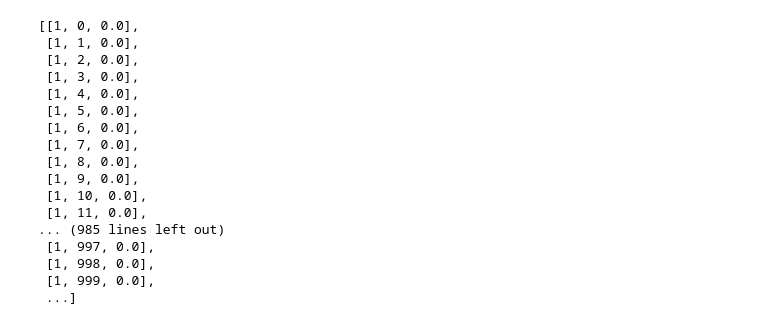
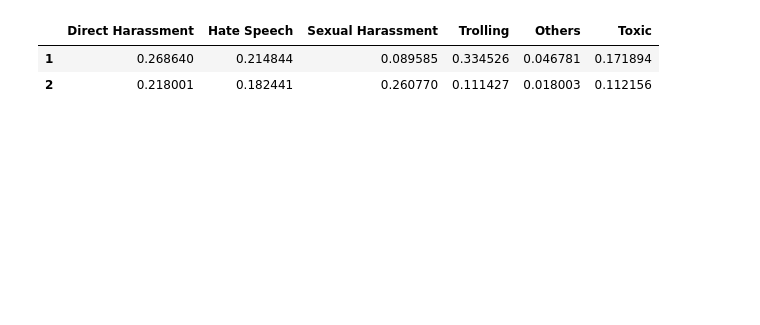
Before and after one commit to feebeef/Twitch-Chat-Log-Toxicity-Analysis, a Jupyter notebook: testing.ipynb, the cells around one changed output. Cells and saved outputs as stored; diff of their text form; code cells hidden in the pictures; blank space fills up the shorter version.

```diff
--- a/testing.ipynb
+++ b/testing.ipynb
@@ -37,28 +37,30 @@ class BatchMerger:
                  for file in files ]
         for df in dfs:
             df[self.labels] = df[self.labels].astype(float)
-            df = df.drop(df.columns.difference(['Direct Harassment','Hate Speech', 'Sexual Harassment', 'Trolling', 'Others', 'Toxic']), 1, inplace=True)
-
-        for label i
+            df.drop('Unnamed: 0', inplace=True, axis=1)
         return dfs
 
-    def __getKapaScores(self, dataframe, i):
-        kapa_scores = []
+    def __getKapaScores(self, dataframes, bn):
+        kapa_scores = {}
         formatted_codes = []
         for label in self.labels:
-            col_code1 = dataframe[0][label]
-            col_code2 = dataframe[1][label]
-            col_code3 = dataframe[2][label]
+            col_code1 = dataframes[0][label]
+            col_code2 = dataframes[1][label]
+            col_code3 = dataframes[2][label]
             formatted_codes =  [[1,i,col_code1[i]] for i in range(len(col_code1))] + [[2,i,col_code2[i]] for i in range(len(col_code2))] + [[3,i,col_code3[i]] for i in range(len(col_code3))]
             kappa = agreement.AnnotationTask(data=formatted_codes)
             try:
                 kappa = kappa.multi_kappa()
             except ZeroDivisionError:
                 kappa = 1.0
-            kapa_scores.append(f'{label}: {kappa}')
-        return kapa_scores
+            kapa_scores[label] = kappa
+        return pd.DataFrame(list(kapa_scores.values()), index = [self.labels], columns = [bn]).T
 
-    def run(self):
-        files = self.__getFilePaths(1)
-        dataframes = self.__convertFilesToDataFrames(files)
-        scores = self.__getKapaScores(self.labels, dataframes)
+    def run_kappa(self):
+        kappa_scores = []
+        for bn in self.batch_numbers:
+            files = self.__getFilePaths(bn) #print(files)
+            dataframes = self.__convertFilesToDataFrames(files)
+            kappa_scores.append(self.__getKapaScores(dataframes, bn))
+
+        display(pd.concat(kappa_scores))
@@ -67,26 +67,9 @@ SyntaxError: invalid syntax (<ipython-input-525-ab9e85c66a20>, line 36)
-# %%
-
-b = BatchMerger("Test", [1,2,3])
-b.run()
-# for d in b.dataframes:
-#     display(d)
-# %% [output]
-[[1, 0, 0.0],
- [1, 1, 0.0],
- [1, 2, 0.0],
- [1, 3, 0.0],
- [1, 4, 0.0],
- [1, 5, 0.0],
- [1, 6, 0.0],
- [1, 7, 0.0],
- [1, 8, 0.0],
- [1, 9, 0.0],
- [1, 10, 0.0],
- [1, 11, 0.0],
-... (985 lines left out)
- [1, 997, 0.0],
- [1, 998, 0.0],
- [1, 999, 0.0],
- ...]
+# %%
+b = BatchMerger("Test", [1,2])
+usa_news = b.run_kappa()
+# %% [output]
+|  | Direct Harassment | Hate Speech | Sexual Harassment | Trolling | Others | Toxic |
+| 1 | 0.268640 | 0.214844 | 0.089585 | 0.334526 | 0.046781 | 0.171894 |
+| 2 | 0.218001 | 0.182441 | 0.260770 | 0.111427 | 0.018003 | 0.112156 |
 # %%
 #os.listdir('Annotations/Batch 001')
```
Also changed, not shown: parts of 1 cell of this notebook, 1 other file.
